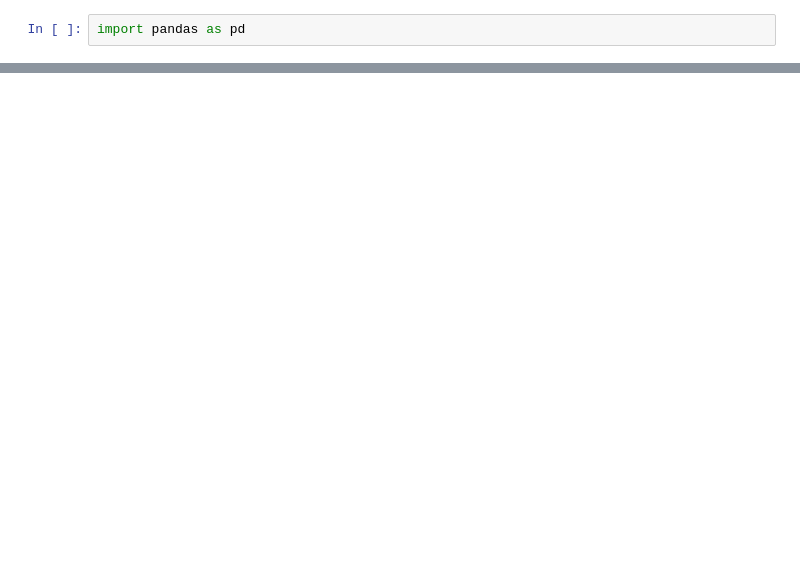
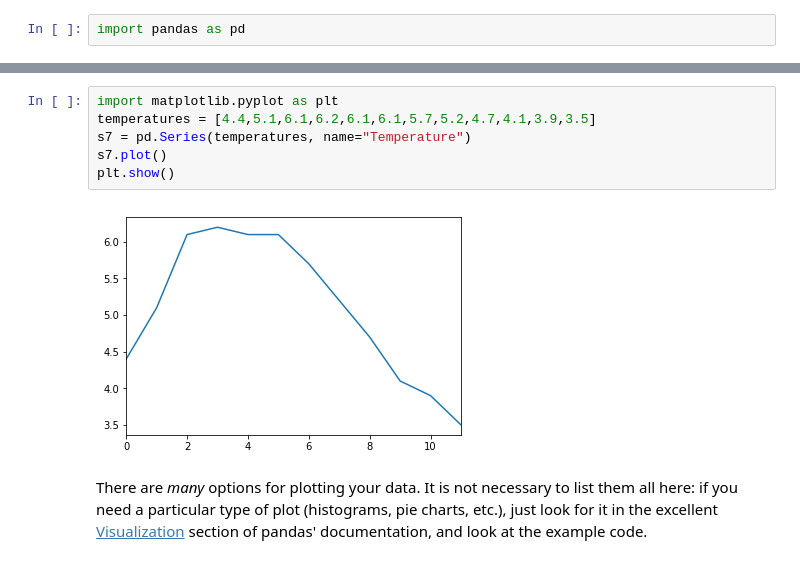
Before and after one commit to iam-prabha/what-am-i-learning, a Jupyter notebook: python/Pandas library.ipynb, the cells around one changed output, grey strips where cells are left out. Saved outputs shown, nothing was run; the diff lists cells and outputs as text; blank space fills up the shorter version.

Commit message:
numpy and pandas docs improve

```diff
--- a/python/Pandas library.ipynb
+++ b/python/Pandas library.ipynb
@@ -332,0 +230,10 @@ pd.read_csv('data.csv')
+# %%
+import matplotlib.pyplot as plt
+temperatures = [4.4,5.1,6.1,6.2,6.1,6.1,5.7,5.2,4.7,4.1,3.9,3.5]
+s7 = pd.Series(temperatures, name="Temperature")
+s7.plot()
+plt.show()
+# %% [output]
+[figure, added]
+# %% [markdown]
+There are *many* options for plotting your data. It is not necessary to list them all here: if you need a particular type of plot (histograms, pie charts, etc.), just look for it in the excellent [Visualization](https://pandas.pydata.org/pandas-docs/stable/user_guide/visualization.html) section of pandas' documentation, and look at the example code.
```
Also changed, not shown: parts of 362 cells of this notebook, 1 other file.
